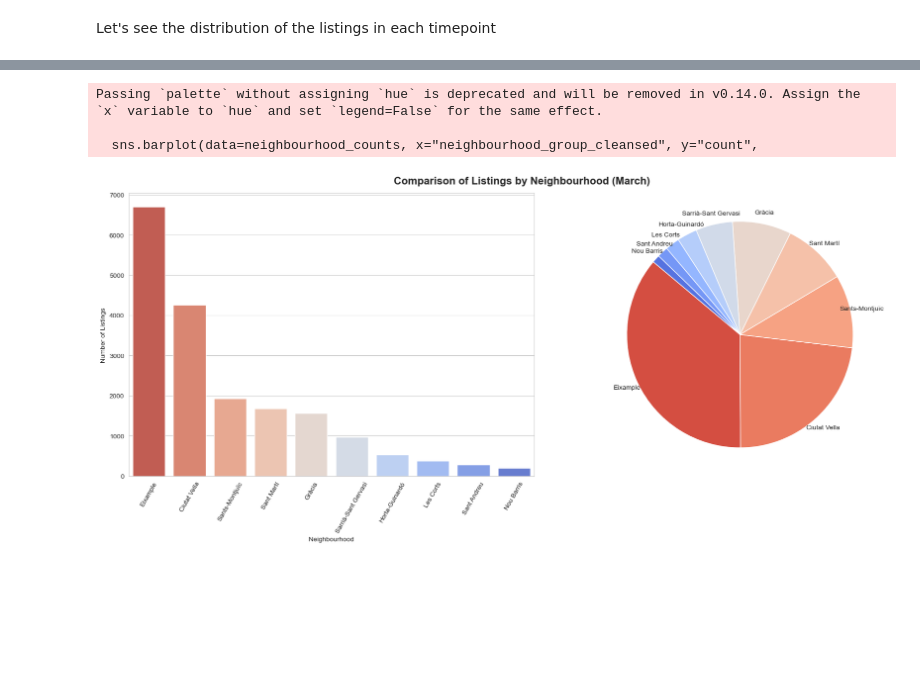
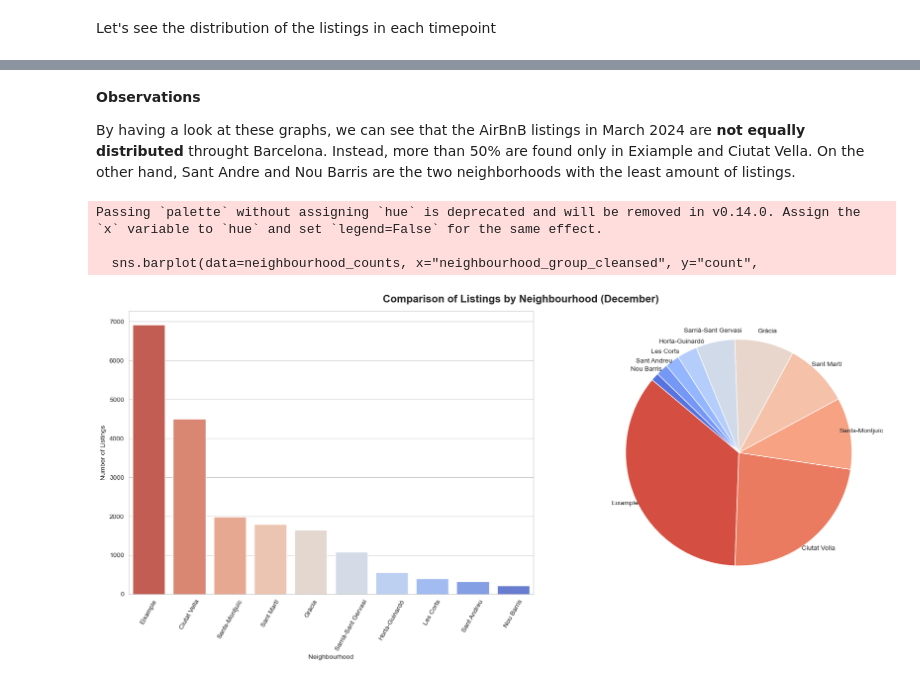
Before and after one commit to msalvany/milestone_3, a Jupyter notebook: milestone_3_AirBnB_BCN.ipynb, the cells around one changed output, grey strips where cells are left out. Drawn from its saved outputs; the diff is of its cells as text; code cells hidden in the pictures; blank space fills up the shorter version.

Commit message:
bar plot and piechart neighbourhoods

```diff
--- a/milestone_3_AirBnB_BCN.ipynb
+++ b/milestone_3_AirBnB_BCN.ipynb
@@ -237,0 +199,37 @@ plt.show()
+# %%
+# Let's see the distribution of the listings in March
+# We'll draw both a barchart (to see total counts) and a piechart (too see the proportions)
+
+# Apply Seaborn style
+sns.set_style("whitegrid")
+
+# Count number of listings per neighborhood
+neighbourhood_counts = data_mar["neighbourhood_group_cleansed"].value_counts().reset_index()
+neighbourhood_counts.columns = ["neighbourhood_group_cleansed", "count"]
+
+# Create figure with subplots
+fig, axes = plt.subplots(1, 2, figsize=(18, 8))
+fig.suptitle("Comparison of Listings by Neighbourhood (March)", fontsize=16, fontweight="bold")
+bar_colors = sns.color_palette("coolwarm_r", len(neighbourhood_counts))
+
+# --- Bar Plot ---
+sns.barplot(data=neighbourhood_counts, x="neighbourhood_group_cleansed", y="count",
+            palette=bar_colors, ax=axes[0])
+axes[0].set_xticklabels(axes[0].get_xticklabels(), rotation=60)
+axes[0].set_xlabel("Neighbourhood")
+axes[0].set_ylabel("Number of Listings")
+
+# --- Pie Chart ---
+wedges, texts = axes[1].pie(neighbourhood_counts["count"], labels=neighbourhood_counts["neighbourhood_group_cleansed"],
+                            startangle=140, colors=bar_colors,
+                            labeldistance=1.1, pctdistance=0.85)
+
+# Align text in the pie chart to avoid overlapping
+for text in texts:
+    text.set_ha('center')
+
+# Adjust layout to prevent overlap
+plt.tight_layout()
+
+# Show the combined plots
+plt.show()
@@ -238,39 +241,45 @@ plt.show()
+# %% [markdown]
+**Observations**
+
+By having a look at these graphs, we can see that the AirBnB listings in March 2024 are **not equally distributed** throught Barcelona. Instead, more than 50% are found only in Exiample and Ciutat Vella. On the other hand, Sant Andre and Nou Barris are the two neighborhoods with the least amount of listings.
 # %%
+# Let's do the same but for the December dataset
+
 # Apply Seaborn style
 sns.set_style("whitegrid")
 
 # Count number of listings per neighborhood
-neighbourhood_counts = data_mar["neighbourhood_group_cleansed"].value_counts().reset_index()
+neighbourhood_counts = data_dec["neighbourhood_group_cleansed"].value_counts().reset_index()
 neighbourhood_counts.columns = ["neighbourhood_group_cleansed", "count"]
 
 # Create figure with subplots
 fig, axes = plt.subplots(1, 2, figsize=(18, 8))
-fig.suptitle("Comparison of Listings by Neighbourhood (March)", fontsize=16, fontweight="bold")
+fig.suptitle("Comparison of Listings by Neighbourhood (December)", fontsize=16, fontweight="bold")
 bar_colors = sns.color_palette("coolwarm_r", len(neighbourhood_counts))
 
 # --- Bar Plot ---
 sns.barplot(data=neighbourhood_counts, x="neighbourhood_group_cleansed", y="count",
             palette=bar_colors, ax=axes[0])
 axes[0].set_xticklabels(axes[0].get_xticklabels(), rotation=60)
 axes[0].set_xlabel("Neighbourhood")
 axes[0].set_ylabel("Number of Listings")
 
 # --- Pie Chart ---
 wedges, texts = axes[1].pie(neighbourhood_counts["count"], labels=neighbourhood_counts["neighbourhood_group_cleansed"],
                             startangle=140, colors=bar_colors,
                             labeldistance=1.1, pctdistance=0.85)
 
 # Align text in the pie chart to avoid overlapping
 for text in texts:
     text.set_ha('center')
 
 # Adjust layout to prevent overlap
 plt.tight_layout()
 
 # Show the combined plots
 plt.show()
 # %% [output]
 Passing `palette` without assigning `hue` is deprecated and will be removed in v0.14.0. Assign the `x` variable to `hue` and set `legend=False` for the same effect.
 
   sns.barplot(data=neighbourhood_counts, x="neighbourhood_group_cleansed", y="count",
-[figure, old version]
+[figure, new version]
```
Also changed, not shown: parts of 8 cells of this notebook.
